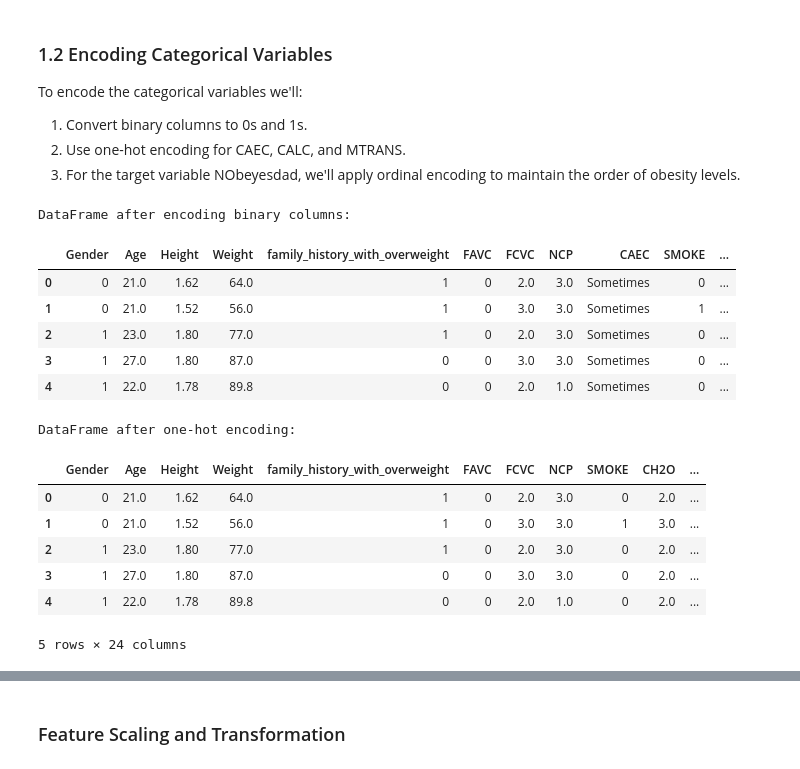
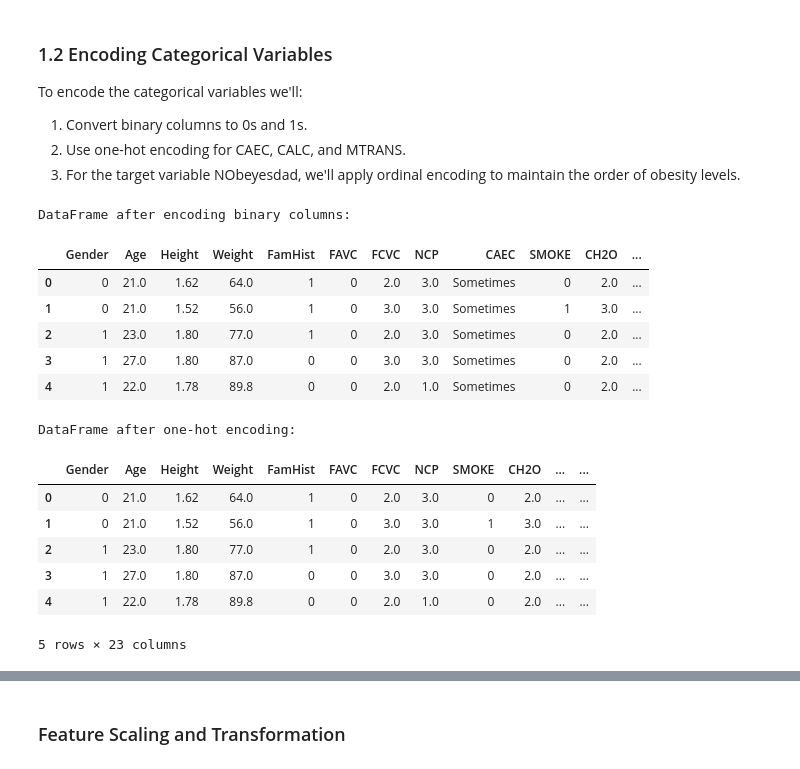
Before and after one commit to MInesGomes/DataScienceObesityLevels, a Jupyter notebook: DSGroup2.ipynb, the cells around one changed output, grey strips where cells are left out. Saved outputs shown, nothing was run; the diff lists cells and outputs as text; code cells hidden in the pictures.

Commit message:
Set a diferent Data frame for each step in case we need to see the diference. Transformed one posible outlier for CALC feature

```diff
--- a/DSGroup2.ipynb
+++ b/DSGroup2.ipynb
@@ -57,7 +57,11 @@ First 5 rows of the dataset:
 
  The columns include both numerical (e.g., Age, Height, Weight) and categorical (e.g., Gender, family_history_with_overweight, NObeyesdad) data types.
 # %%
+# Rename the column 'family_history_with_overweight' to 'FamHist' in df to simplify view
+df = df.rename(columns={'family_history_with_overweight': 'FamHist'})
+
+# Show counts for categorical features
 for column in df.select_dtypes(include='object').columns:
-    print(f"\nUnique values and counts for column '{column}':")
+    print(f"\nUnique values counts for column '{column}':")
     print(df[column].value_counts())
 # %% [output]
@@ -84,0 +91,7 @@ All values appear to be valid categories for their respective columns. The CALC
+# %%
+# Initialize df_CALC_out to store the changed value for the possible outlier
+df_CALC_out = df.copy()
+df_CALC_out['CALC'] = df['CALC'].replace('Always', 'Frequently')
+
+print("Value counts for 'CALC' after replacement:")
+print(df_CALC_out['CALC'].value_counts())
@@ -91,39 +111,42 @@ To encode the categorical variables we'll:
 2.  Use one-hot encoding for CAEC, CALC, and MTRANS.
 3.  For the target variable NObeyesdad, we'll apply ordinal encoding to maintain the order of obesity levels.
 # %%
+# Initialize df_bin as a copy of df_CALC_out to store binary encoded columns
+df_bin = df_CALC_out.copy()
+
 # Encoding binary categorical columns
-df['Gender'] = df['Gender'].map({'Female': 0, 'Male': 1})
-df['family_history_with_overweight'] = df['family_history_with_overweight'].map({'no': 0, 'yes': 1})
-df['FAVC'] = df['FAVC'].map({'no': 0, 'yes': 1})
-df['SMOKE'] = df['SMOKE'].map({'no': 0, 'yes': 1})
-df['SCC'] = df['SCC'].map({'no': 0, 'yes': 1})
+df_bin['Gender'] = df_CALC_out['Gender'].map({'Female': 0, 'Male': 1})
+df_bin['FamHist'] = df_CALC_out['FamHist'].map({'no': 0, 'yes': 1})
+df_bin['FAVC'] = df_CALC_out['FAVC'].map({'no': 0, 'yes': 1})
+df_bin['SMOKE'] = df_CALC_out['SMOKE'].map({'no': 0, 'yes': 1})
+df_bin['SCC'] = df_CALC_out['SCC'].map({'no': 0, 'yes': 1})
 
 print("DataFrame after encoding binary columns:")
-display(df.head())
+display(df_bin.head())
 # %% [output]
 DataFrame after encoding binary columns:
-|  | Gender | Age | Height | Weight | family_history_with_overweight | FAVC | FCVC | NCP | CAEC | SMOKE | ... |
-| 0 | 0 | 21.0 | 1.62 | 64.0 | 1 | 0 | 2.0 | 3.0 | Sometimes | 0 | ... |
-| 1 | 0 | 21.0 | 1.52 | 56.0 | 1 | 0 | 3.0 | 3.0 | Sometimes | 1 | ... |
-| 2 | 1 | 23.0 | 1.80 | 77.0 | 1 | 0 | 2.0 | 3.0 | Sometimes | 0 | ... |
-| 3 | 1 | 27.0 | 1.80 | 87.0 | 0 | 0 | 3.0 | 3.0 | Sometimes | 0 | ... |
-| 4 | 1 | 22.0 | 1.78 | 89.8 | 0 | 0 | 2.0 | 1.0 | Sometimes | 0 | ... |
+|  | Gender | Age | Height | Weight | FamHist | FAVC | FCVC | NCP | CAEC | SMOKE | CH2O | ... |
+| 0 | 0 | 21.0 | 1.62 | 64.0 | 1 | 0 | 2.0 | 3.0 | Sometimes | 0 | 2.0 | ... |
+| 1 | 0 | 21.0 | 1.52 | 56.0 | 1 | 0 | 3.0 | 3.0 | Sometimes | 1 | 3.0 | ... |
+| 2 | 1 | 23.0 | 1.80 | 77.0 | 1 | 0 | 2.0 | 3.0 | Sometimes | 0 | 2.0 | ... |
+| 3 | 1 | 27.0 | 1.80 | 87.0 | 0 | 0 | 3.0 | 3.0 | Sometimes | 0 | 2.0 | ... |
+| 4 | 1 | 22.0 | 1.78 | 89.8 | 0 | 0 | 2.0 | 1.0 | Sometimes | 0 | 2.0 | ... |
 # %%
 # One-hot encoding for multi-category nominal features
 nominal_cols = ['CAEC', 'CALC', 'MTRANS']
-df = pd.get_dummies(df, columns=nominal_cols, drop_first=True)
+df_hot = pd.get_dummies(df_bin, columns=nominal_cols, drop_first=True, dtype=int)
 
 print("\nDataFrame after one-hot encoding:")
-display(df.head())
+display(df_hot.head())
 # %% [output]
 DataFrame after one-hot encoding:
-|  | Gender | Age | Height | Weight | family_history_with_overweight | FAVC | FCVC | NCP | SMOKE | CH2O | ... |
-| 0 | 0 | 21.0 | 1.62 | 64.0 | 1 | 0 | 2.0 | 3.0 | 0 | 2.0 | ... |
-| 1 | 0 | 21.0 | 1.52 | 56.0 | 1 | 0 | 3.0 | 3.0 | 1 | 3.0 | ... |
-| 2 | 1 | 23.0 | 1.80 | 77.0 | 1 | 0 | 2.0 | 3.0 | 0 | 2.0 | ... |
-| 3 | 1 | 27.0 | 1.80 | 87.0 | 0 | 0 | 3.0 | 3.0 | 0 | 2.0 | ... |
-| 4 | 1 | 22.0 | 1.78 | 89.8 | 0 | 0 | 2.0 | 1.0 | 0 | 2.0 | ... |
+|  | Gender | Age | Height | Weight | FamHist | FAVC | FCVC | NCP | SMOKE | CH2O | ... | ... |
+| 0 | 0 | 21.0 | 1.62 | 64.0 | 1 | 0 | 2.0 | 3.0 | 0 | 2.0 | ... | ... |
+| 1 | 0 | 21.0 | 1.52 | 56.0 | 1 | 0 | 3.0 | 3.0 | 1 | 3.0 | ... | ... |
+| 2 | 1 | 23.0 | 1.80 | 77.0 | 1 | 0 | 2.0 | 3.0 | 0 | 2.0 | ... | ... |
+| 3 | 1 | 27.0 | 1.80 | 87.0 | 0 | 0 | 3.0 | 3.0 | 0 | 2.0 | ... | ... |
+| 4 | 1 | 22.0 | 1.78 | 89.8 | 0 | 0 | 2.0 | 1.0 | 0 | 2.0 | ... | ... |
-5 rows × 24 columns
+5 rows × 23 columns
 # %%
 from sklearn.preprocessing import OrdinalEncoder
 
```
Also changed, not shown: parts of 6 cells of this notebook.
